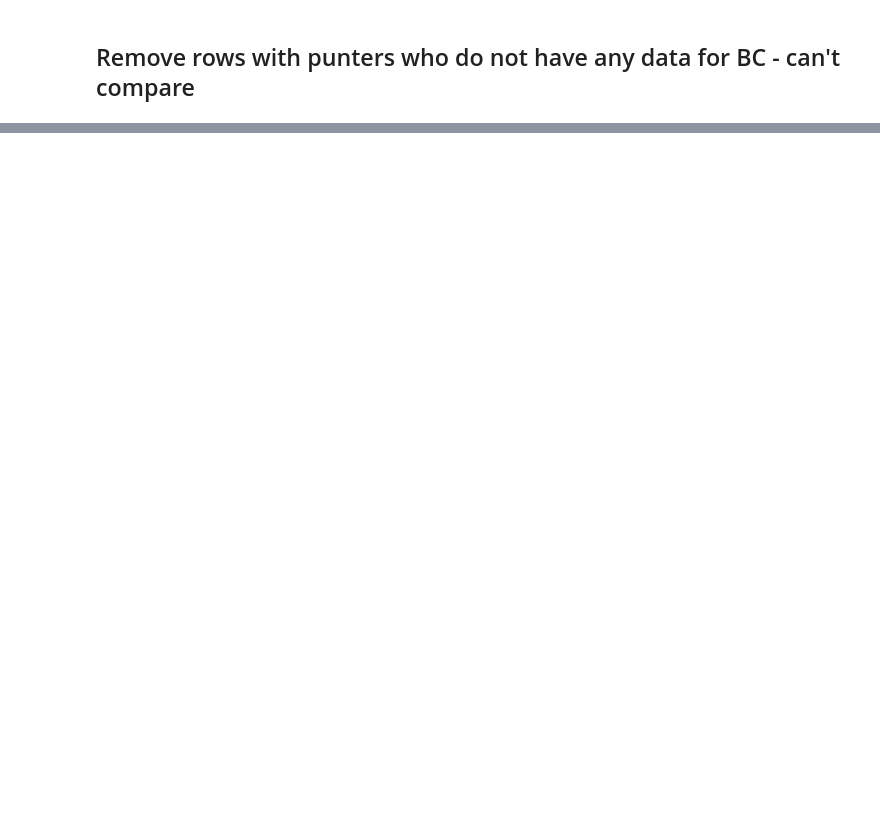
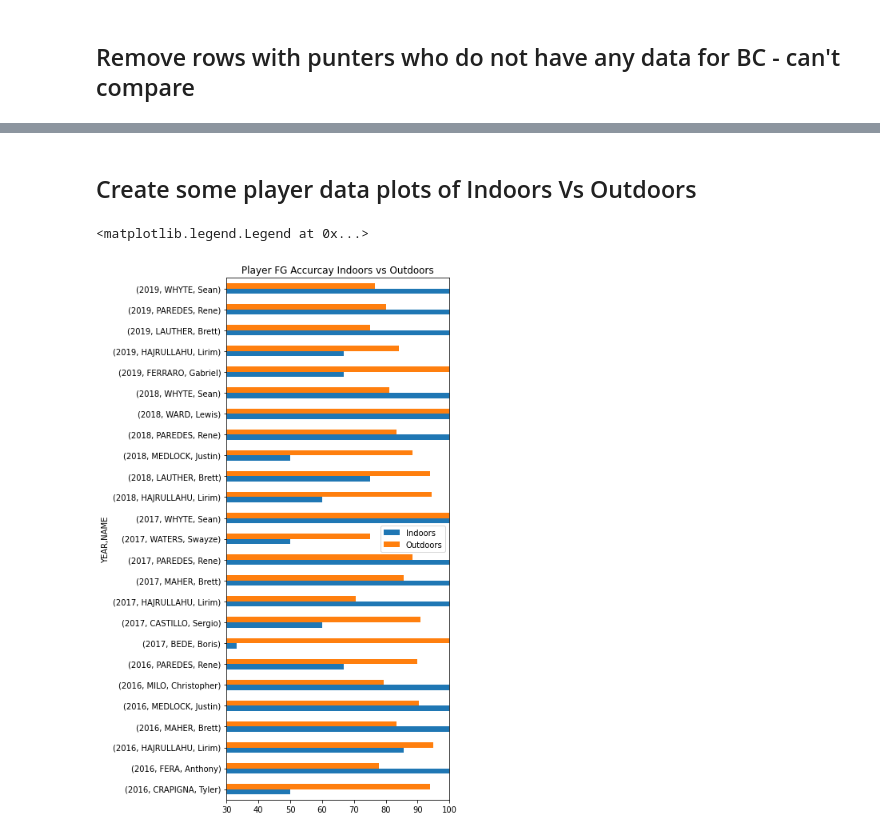
Before and after one commit to huuugh18/Programming-In-Python, a Jupyter notebook: CorseWork/CW1.ipynb, the cells around one changed output, grey strips where cells are left out. Saved outputs shown, nothing was run; the diff lists cells and outputs as text; code cells hidden in the pictures; blank space fills up the shorter version.

```diff
--- a/CorseWork/CW1.ipynb
+++ b/CorseWork/CW1.ipynb
@@ -500,0 +490,5 @@ df_away_only_pivot
+# %%
+df_fg_pivot = df_away_fg_clean.copy()
+df_fg_pivot = pd.pivot_table(df_fg_pivot, values=['FG_MADE', 'FG_ATTEMPTS', 'ACCURACY'], index=['YEAR', 'NAME'], columns=['LOCATION'], fill_value=0)
+
+df_fg_pivot
@@ -606,0 +579,20 @@ Could put all locations on the bottom, including outdoors then add a dot for eac
+# %%
+def add_out_location_for_fg_pivot_df(df):
+    #get number of field goals attempted for non bc games
+    df1 = df.copy()
+    df1.loc[:, ['FG_ATTEMPTS']].iloc[: , 1:-1]
+
+    #create column of number of outdoor field goal attempts = sum of all field goals not in BC
+    df1['FG_ATTEMPTS', 'OUT'] = df1.loc[:, ['FG_ATTEMPTS']].iloc[: , 1:-1].sum(axis=1)
+
+    #create column of total field goals made outdoors = sum of all field goals made not in BC
+    df1['FG_MADE', 'OUT'] = df1.loc[:, ['FG_MADE']].iloc[: , 1:-1].sum(axis=1)
+
+    #create colum of accuracy outdoors = outdoor field goals made / outdoor field goals attempted
+    df1['ACCURACY', 'OUT'] = df1.FG_MADE.OUT / df1.FG_ATTEMPTS.OUT * 100
+    #
+    df1 = df1.round(1)
+    return df1
+
+df_fg_pivot_clean_out = add_out_location_for_fg_pivot_df(df_fg_pivot_clean)
+df_fg_pivot_clean_out
@@ -606,0 +620,10 @@ Could put all locations on the bottom, including outdoors then add a dot for eac
+# %% [markdown]
+## Create some player data plots of Indoors Vs Outdoors
+# %%
+# fg_plot_data = df_fg_pivot_clean_out[['ACCURACY']]
+ax6 = df_fg_pivot_clean_out[['ACCURACY']].loc[:, :].iloc[: , [0,-1]].plot.barh(xlim=[30, 100], figsize=(5,12))
+ax6.set(title='Player FG Accurcay Indoors vs Outdoors')
+ax6.legend(labels=['Indoors', 'Outdoors'])
+# %% [output]
+<matplotlib.legend.Legend at 0x...>
+[figure, added]
```
Also changed, not shown: parts of 31 cells of this notebook.
